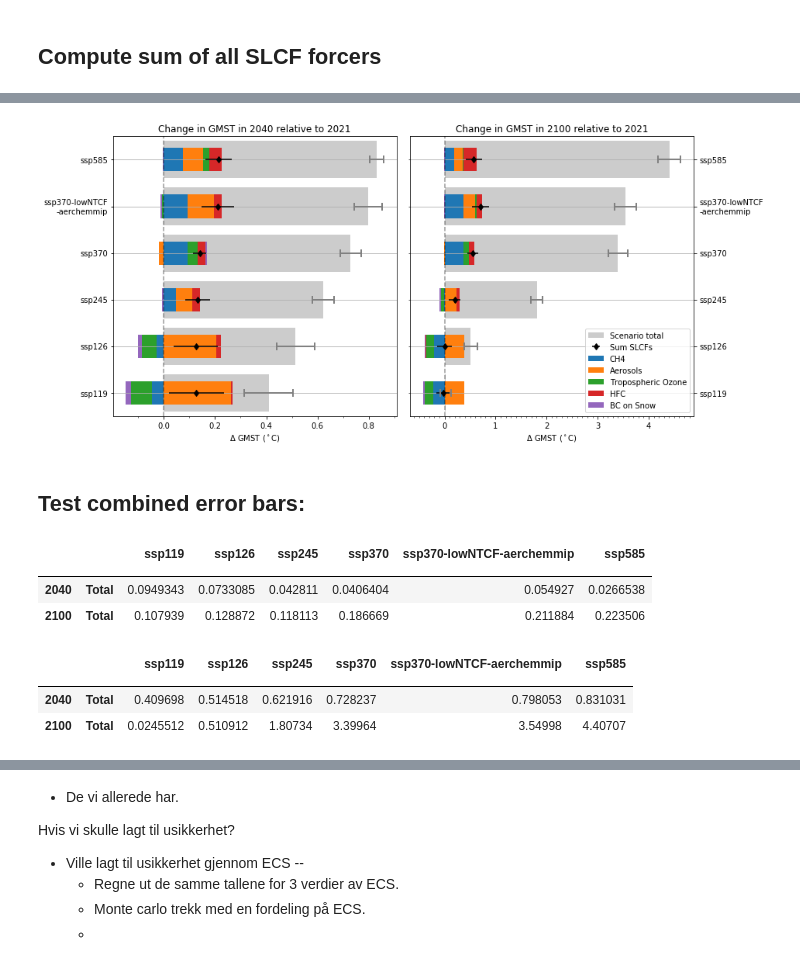
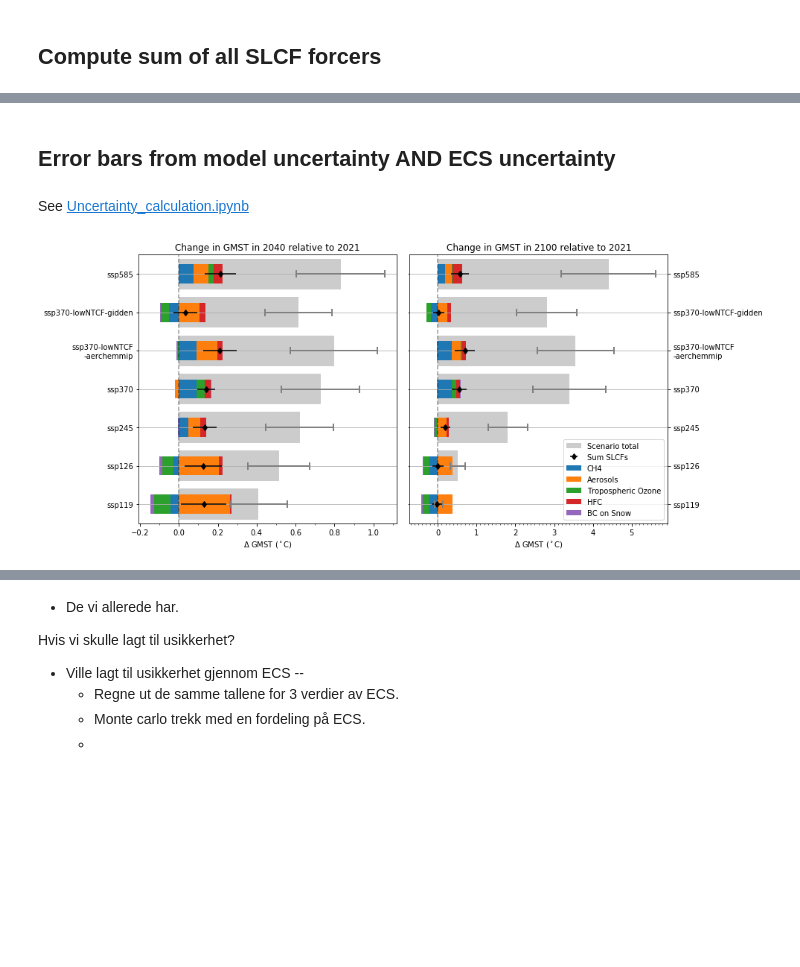
Before and after one commit to sarambl/AR6_CH6_RCMIPFIGS, a Jupyter notebook: ar6_ch6_rcmipfigs/notebooks/3-2_delta_T_plot_bar_stacked.ipynb, the cells around one changed output, grey strips where cells are left out. Drawn from its saved outputs; the diff is of its cells as text; code cells hidden in the pictures; blank space fills up the shorter version.

```diff
--- a/ar6_ch6_rcmipfigs/notebooks/3-2_delta_T_plot_bar_stacked.ipynb
+++ b/ar6_ch6_rcmipfigs/notebooks/3-2_delta_T_plot_bar_stacked.ipynb
@@ -61,10 +61,13 @@ variables_erf_comp = [
 variables_erf_tot = ['Effective Radiative Forcing|Anthropogenic',
                      'Effective Radiative Forcing']
 # Scenarios to plot:
-scenarios_fl = ['ssp119', 'ssp126', 'ssp245', 'ssp370', 'ssp370-lowNTCF-aerchemmip',  # 'ssp370-lowNTCF', Due to mistake here
+scenarios_fl = ['ssp119', 'ssp126', 'ssp245', 'ssp370', 'ssp370-lowNTCF-aerchemmip',
+                # 'ssp370-lowNTCF', Due to mistake here
                 'ssp585', 'historical']
-scenarios_nhist =['ssp119', 'ssp126', 'ssp245', 'ssp370', 'ssp370-lowNTCF-aerchemmip',  # 'ssp370-lowNTCF', Due to mistake here
-                'ssp585']# list(set(scenarios_fl)- {'historical'})
+scenarios_nhist = ['ssp119', 'ssp126', 'ssp245', 'ssp370', 'ssp370-lowNTCF-aerchemmip',
+                'ssp370-lowNTCF-gidden',
+                   # 'ssp370-lowNTCF', Due to mistake here
+                   'ssp585']  # list(set(scenarios_fl)- {'historical'})
 climatemodels_fl = ['Cicero-SCM', 'Cicero-SCM-ECS3', 'FaIR-1.5-DEFAULT', 'MAGICC7.1.0.beta-rcmip-phase-1', 'OSCARv3.0']
 
 # List of delta T for variables
@@ -251,0 +313,4 @@ plt.savefig(fn, dpi=300)
+# %% [markdown]
+## Error bars from model uncertainty AND ECS uncertainty
+# %% [markdown]
+See [Uncertainty_calculation.ipynb](Uncertainty_calculation.ipynb)
@@ -252,52 +338,51 @@ plt.savefig(fn, dpi=300)
 # %%
 from matplotlib import transforms
 from ar6_ch6_rcmipfigs.constants import RESULTS_DIR
 from matplotlib.ticker import (MultipleLocator)
 import matplotlib.pyplot as plt
-fig, axs = plt.subplots(1,len(years), figsize=[12,6], sharex=False, sharey=True)
+
+fig, axs = plt.subplots(1, len(years), figsize=[12, 6], sharex=False, sharey=True)
 tits = ['Near Term surface temperature change (2040 relative to 2021)',
-       'Long Term surface T change 2100 relatie to 2021)']
+        'Long Term surface T change 2100 relatie to 2021)']
 tits = ['Change in GMST in 2040 relative to 2021', 'Change in GMST in 2100 relative to 2021']
 for yr, ax, tit in zip(years, axs, tits):
     ntot = 'Scenario total'
-    tot_yr = tab_tot.loc[yr].rename({'Total':ntot, 'ssp370-lowNTCF-aerchemmip':'ssp370-lowNTCF\n-aerchemmip'})
-    tot_sd_yr = tab_tot_sd.loc[yr].rename({'Total':ntot, 'ssp370-lowNTCF-aerchemmip':'ssp370-lowNTCF\n-aerchemmip'})
-    #l =ax.bar(tot_yr.transpose().index, tot_yr.transpose()[ntot].values, color='k', label='Scenario total', alpha=.2, yerr=tab_tot_sd)
-    sum_yr = tab_slcf_sum.loc[yr].rename({'Total':ntot, 'ssp370-lowNTCF-aerchemmip':'ssp370-lowNTCF\n-aerchemmip'})
-    sum_sd_yr = tab_slcf_sum_sd.loc[yr].rename({'Total':ntot, 'ssp370-lowNTCF-aerchemmip':'ssp370-lowNTCF\n-aerchemmip'})
-    ax.barh(tot_yr.transpose().index, tot_yr.transpose()[ntot].values, color='k', label='Scenario total', alpha=.2, xerr=tot_sd_yr.transpose()[ntot].values,
-           error_kw=dict(ecolor='gray', lw=2, capsize=5, capthick=2))
+    tot_yr = tabel_dT_anthrop.loc[yr].rename({'Total': ntot, 'ssp370-lowNTCF-aerchemmip': 'ssp370-lowNTCF\n-aerchemmip'})
+    tot_sd_yr = yerr_tot.loc[yr].rename({'Total': ntot, 'ssp370-lowNTCF-aerchemmip': 'ssp370-lowNTCF\n-aerchemmip'})
+    # l =ax.bar(tot_yr.transpose().index, tot_yr.transpose()[ntot].values, color='k', label='Scenario total', alpha=.2, yerr=tab_tot_sd)
+    sum_yr = tabel_dT_sum_slcf.loc[yr].rename({'Total': ntot, 'ssp370-lowNTCF-aerchemmip': 'ssp370-lowNTCF\n-aerchemmip'})
+    sum_sd_yr = yerr_sum.loc[yr].rename({'Total': ntot, 'ssp370-lowNTCF-aerchemmip': 'ssp370-lowNTCF\n-aerchemmip'})
+    ax.barh(tot_yr.transpose().index, tot_yr.transpose()[ntot].values, color='k', label='Scenario total', alpha=.2,
+            xerr=tot_sd_yr.transpose()[ntot].values,
+            error_kw=dict(ecolor='gray', lw=2, capsize=5, capthick=2))
     ntot = 'Sum SLCFs'
-    #ax.bar(sum_yr.transpose().index, sum_yr.transpose()[ntot].values, color='r', label=ntot, alpha=.2, yerr=sum_sd_yr.transpose()[ntot].values,
+    # ax.bar(sum_yr.transpose().index, sum_yr.transpose()[ntot].values, color='r', label=ntot, alpha=.2, yerr=sum_sd_yr.transpose()[ntot].values,
     #      error_kw=dict(ecolor='r', lw=2, capsize=0, capthick=1))
 
+    s_x = sum_yr.transpose().index
+    s_y = sum_yr.transpose()[ntot].values
+    s_err = sum_sd_yr.transpose()[ntot].values
+    ax.errorbar(s_y, s_x, xerr=s_err, label=ntot, color='k', fmt='d', linestyle="None")  # ,
+    # error_kw=dict(ecolor='r', lw=2, capsize=0, capthick=1))
 
-    s_x = sum_yr.transpose().index
-    s_y =  sum_yr.transpose()[ntot].values
-    s_err= sum_sd_yr.transpose()[ntot].values
-    ax.errorbar(s_y,s_x, xerr=s_err,label=ntot, color='k',fmt='d',  linestyle="None")#,
-          #error_kw=dict(ecolor='r', lw=2, capsize=0, capthick=1))
+    _tab = tabel_dT_slcfs.loc[yr].transpose().rename({'ssp370-lowNTCF-aerchemmip': 'ssp370-lowNTCF\n-aerchemmip'})
 
-    _tab = tab.loc[yr].transpose().rename({'ssp370-lowNTCF-aerchemmip':'ssp370-lowNTCF\n-aerchemmip'})
-
-    a = _tab.plot(kind='barh', stacked=True, ax=ax, legend=(yr!='2040'))#, grid=True)#stac)
-    if not yr=='2040':
-        ax.legend()#[l],labels=['Sce!!nario total'], loc = 4)#'lower right')
+    a = _tab.plot(kind='barh', stacked=True, ax=ax, legend=(yr != '2040'))  # , grid=True)#stac)
+    if not yr == '2040':
+        ax.legend()  # [l],labels=['Sce!!nario total'], loc = 4)#'lower right')
 
     ax.axvline(0, linestyle='--', color='k', alpha=0.4)
     ax.set_title(tit)
     ax.set_xlabel('$\Delta$ GMST ($^\circ$C)')
     ax.xaxis.set_minor_locator(MultipleLocator(.1))
     ax.grid(axis='y', which='major')
 
-fn = RESULTS_DIR+'/figures/stack_bar_influence_years.png'
+fn = RESULTS_DIR + '/figures/stack_bar_influence_years_horiz_errTot.png'
 plt.tight_layout()
 ax = plt.gca()
 
-ax.tick_params(axis='y',which='minor')#,bottom='off')
-ax.tick_params( labelright=True, right=True, left=False)
+ax.tick_params(axis='y', which='minor')  # ,bottom='off')
+ax.tick_params(labelright=True, right=True, left=False)
 plt.savefig(fn, dpi=300)
 # %% [output]
-[figure, old version]
+[figure, new version]
-# %% [markdown]
-## Test combined error bars:
@@ -320,14 +388,0 @@ yerr_tot = sigma_com(tot_DT_std, tot_DT_mean, .24, .885)#.rename('')
-# %%
-tot_DT_std
-# %% [output]
-|  |  | ssp119 | ssp126 | ssp245 | ssp370 | ssp370-lowNTCF-aerchemmip | ssp585 |
-|  |  |  |  |  |  |  |  |
-| 2040 | Total | 0.0949343 | 0.0733085 | 0.042811 | 0.0406404 | 0.054927 | 0.0266538 |
-| 2100 | Total | 0.107939 | 0.128872 | 0.118113 | 0.186669 | 0.211884 | 0.223506 |
-# %%
-tot_DT_mean
-# %% [output]
-|  |  | ssp119 | ssp126 | ssp245 | ssp370 | ssp370-lowNTCF-aerchemmip | ssp585 |
-|  |  |  |  |  |  |  |  |
-| 2040 | Total | 0.409698 | 0.514518 | 0.621916 | 0.728237 | 0.798053 | 0.831031 |
-| 2100 | Total | 0.0245512 | 0.510912 | 1.80734 | 3.39964 | 3.54998 | 4.40707 |
```
Also changed, not shown: parts of 21 cells of this notebook, 32 other files.
